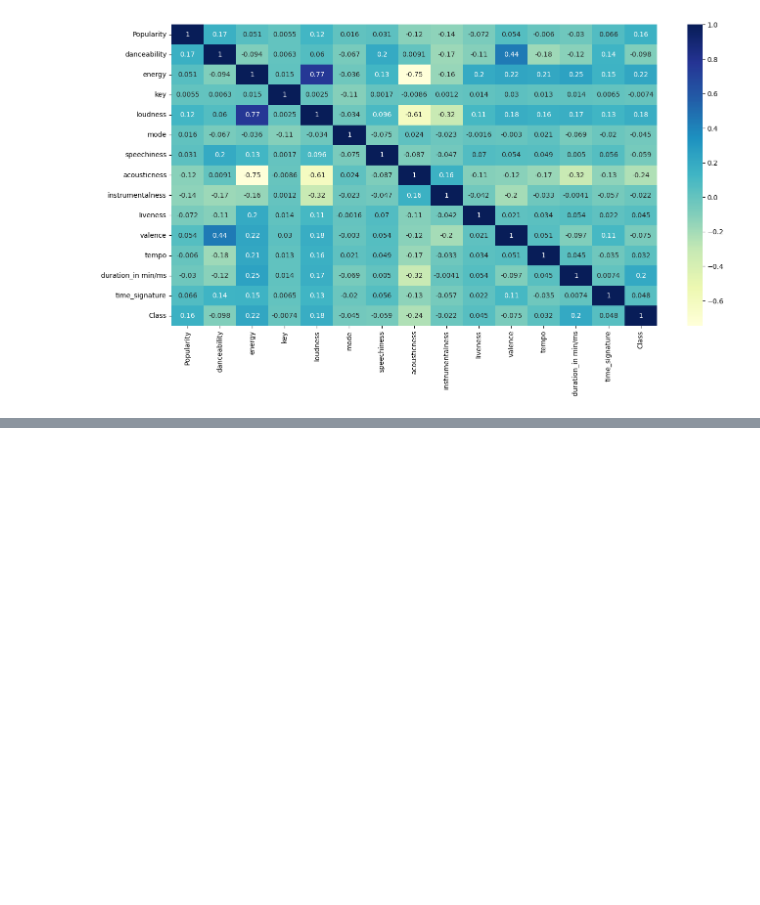
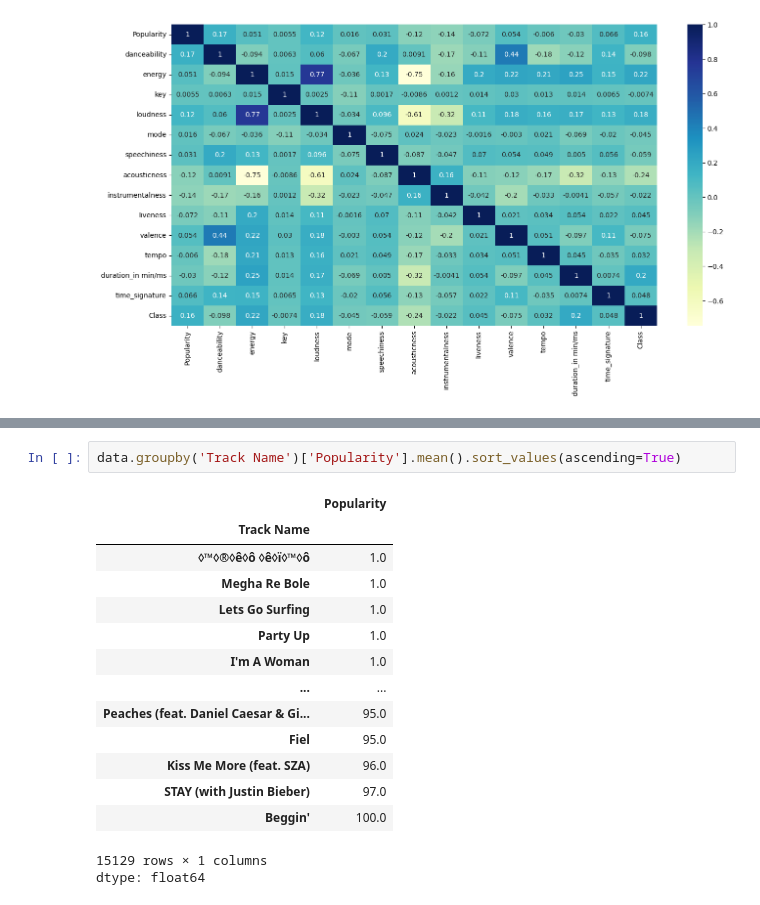
Before and after one commit to hwh1004/colab, a Jupyter notebook: SVM.ipynb, the cells around one changed output, grey strips where cells are left out. Cells and saved outputs as stored; diff of their text form; blank space fills up the shorter version.

```diff
--- a/SVM.ipynb
+++ b/SVM.ipynb
@@ -98,0 +135,18 @@ plt.show()
+# %%
+data.groupby('Track Name')['Popularity'].mean().sort_values(ascending=True)
+# %% [output]
+|  | Popularity |
+| Track Name |  |
+| ◊™◊®◊ê◊ô ◊ê◊ï◊™◊ô | 1.0 |
+| Megha Re Bole | 1.0 |
+| Lets Go Surfing | 1.0 |
+| Party Up | 1.0 |
+| I'm A Woman | 1.0 |
+| ... | ... |
+| Peaches (feat. Daniel Caesar & Gi... | 95.0 |
+| Fiel | 95.0 |
+| Kiss Me More (feat. SZA) | 96.0 |
+| STAY (with Justin Bieber) | 97.0 |
+| Beggin' | 100.0 |
+15129 rows × 1 columns
+dtype: float64
```
Also changed, not shown: parts of 3 cells of this notebook.
